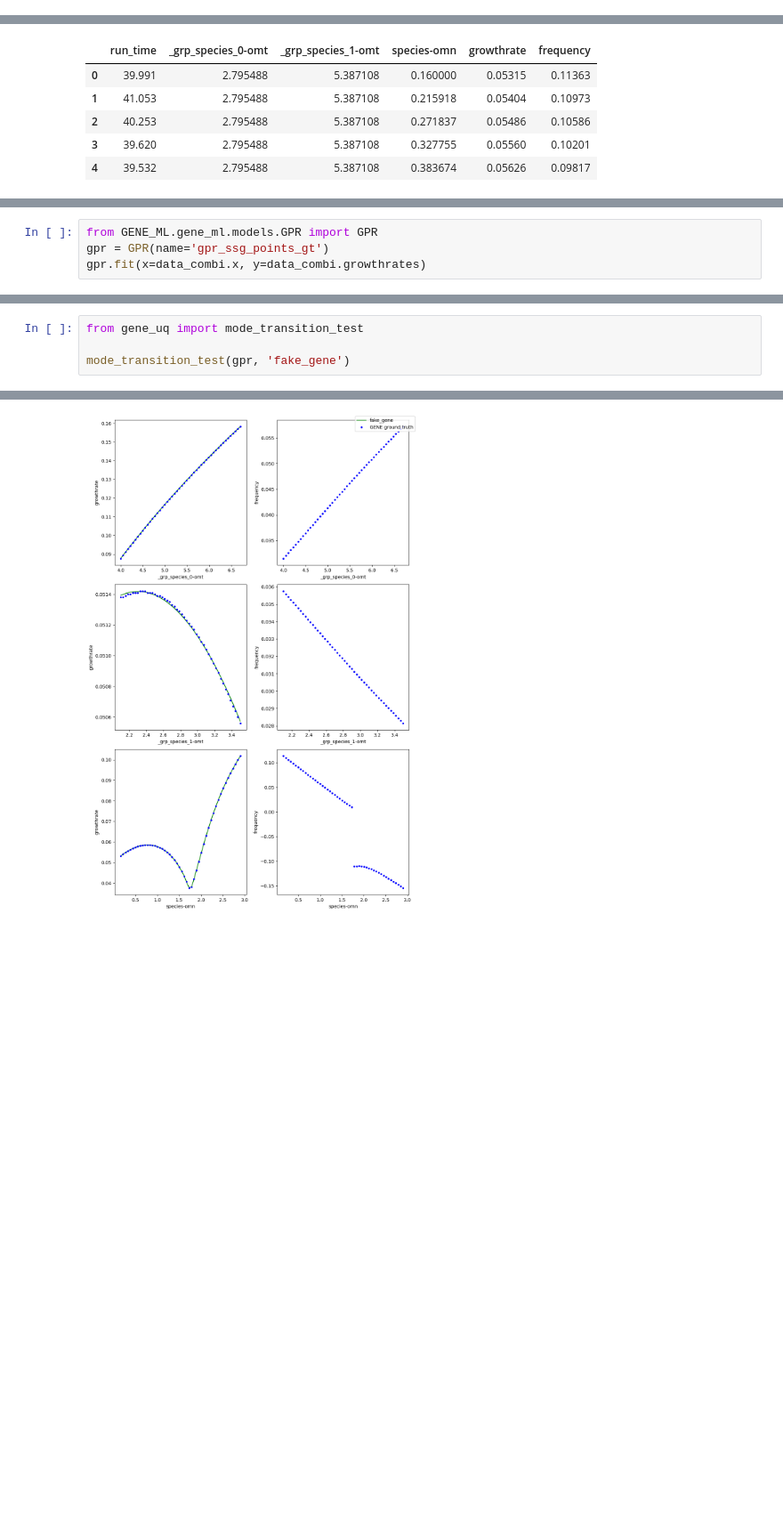
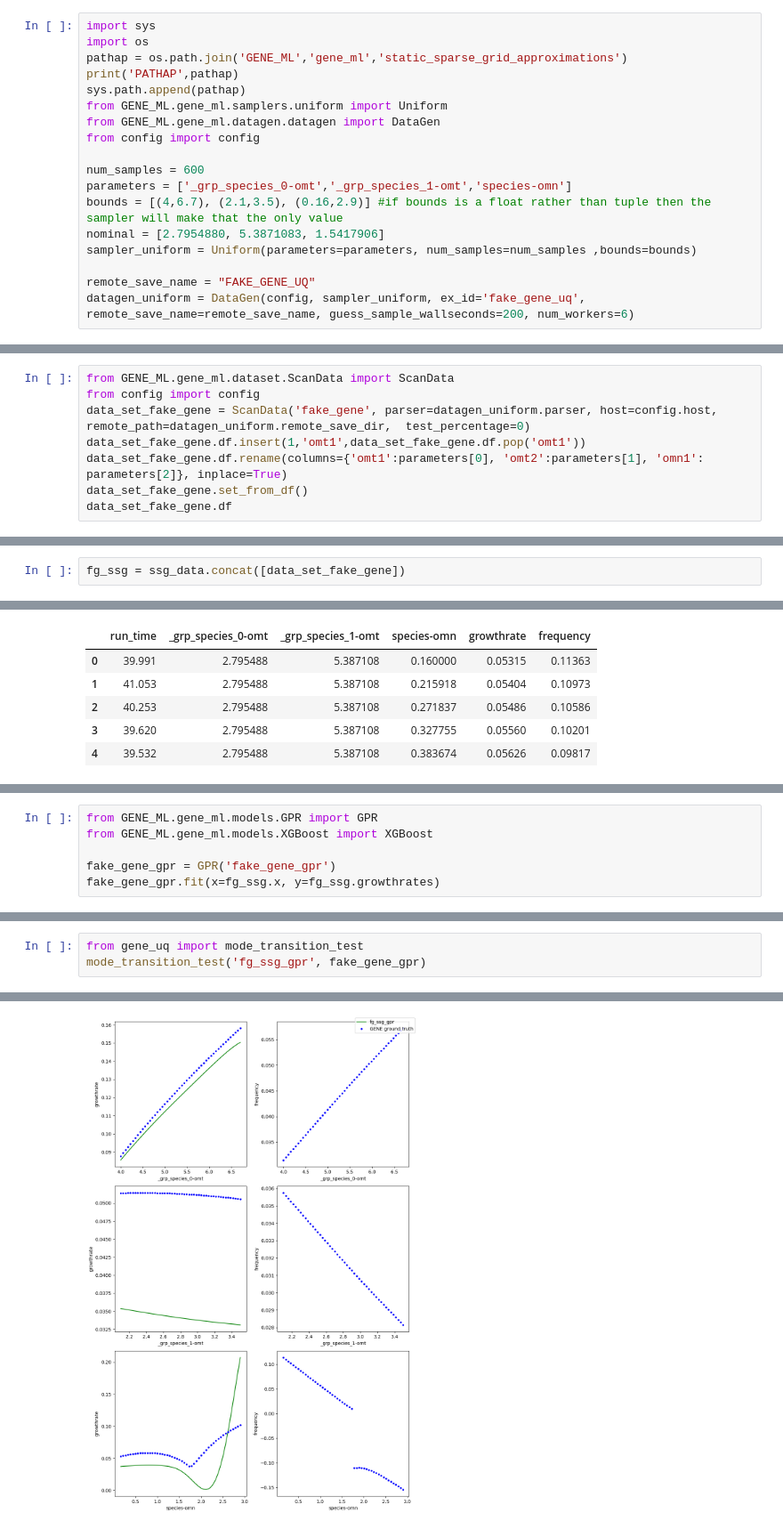
Before and after one commit to DanHarJor/GENE_UQ, a Jupyter notebook: sparseSpACE.ipynb, the cells around one changed output, grey strips where cells are left out. Shown at 89% size. Cells and saved outputs as stored; diff of their text form; blank space fills up the shorter version.

```diff
--- a/sparseSpACE.ipynb
+++ b/sparseSpACE.ipynb
@@ -4,0 +7,18 @@
+# %%
+import sys
+import os
+pathap = os.path.join('GENE_ML','gene_ml','static_sparse_grid_approximations')
+print('PATHAP',pathap)
+sys.path.append(pathap)
+from GENE_ML.gene_ml.samplers.uniform import Uniform
+from GENE_ML.gene_ml.datagen.datagen import DataGen
+from config import config
+
+num_samples = 600
+parameters = ['_grp_species_0-omt','_grp_species_1-omt','species-omn']
+bounds = [(4,6.7), (2.1,3.5), (0.16,2.9)] #if bounds is a float rather than tuple then the sampler will make that the only value
+nominal = [2.7954880, 5.3871083, 1.5417906]
+sampler_uniform = Uniform(parameters=parameters, num_samples=num_samples ,bounds=bounds)
+
+remote_save_name = "FAKE_GENE_UQ"
+datagen_uniform = DataGen(config, sampler_uniform, ex_id='fake_gene_uq', remote_save_name=remote_save_name, guess_sample_wallseconds=200, num_workers=6)
@@ -5,2 +47,10 @@
 # %% [markdown]
 # Gather all data in input uncertainty space to make a fake GENE to test the spatially adaptive sparse grids from sparseSpACE
+# %%
+from GENE_ML.gene_ml.dataset.ScanData import ScanData
+from config import config
+data_set_fake_gene = ScanData('fake_gene', parser=datagen_uniform.parser, host=config.host, remote_path=datagen_uniform.remote_save_dir,  test_percentage=0)
+data_set_fake_gene.df.insert(1,'omt1',data_set_fake_gene.df.pop('omt1'))
+data_set_fake_gene.df.rename(columns={'omt1':parameters[0], 'omt2':parameters[1], 'omn1': parameters[2]}, inplace=True)
+data_set_fake_gene.set_from_df()
+data_set_fake_gene.df
@@ -49,3 +130,5 @@ TEST PERCENTAGE IS 0, NO SPLIT
 | 40 | 15.789 | 5.35 | 3.500000 | 2.679778 | 0.10445 | -0.02279 |
 | 41 | 13.061 | 5.35 | 2.800000 | 0.338090 | 0.11634 | 0.13615 |
 84 rows × 6 columns
+# %%
+fg_ssg = ssg_data.concat([data_set_fake_gene])
@@ -133,7 +282,9 @@ TEST PERCENTAGE IS 0, NO SPLIT
 # %%
 from GENE_ML.gene_ml.models.GPR import GPR
-gpr = GPR(name='gpr_ssg_points_gt')
-gpr.fit(x=data_combi.x, y=data_combi.growthrates)
+from GENE_ML.gene_ml.models.XGBoost import XGBoost
+
+fake_gene_gpr = GPR('fake_gene_gpr')
+fake_gene_gpr.fit(x=fg_ssg.x, y=fg_ssg.growthrates)
 # %% [output]
 GPR is a parameterless approach and does not have a training step. Instead the hyperparameters are tuned to the data.
 OPTIMISING THE HYPERPERS
@@ -155,7 +306,6 @@ Parameters:
 # %%
 from gene_uq import mode_transition_test
-
-mode_transition_test(gpr, 'fake_gene')
+mode_transition_test('fg_ssg_gpr', fake_gene_gpr)
 # %% [output]
 Initialising dataset
 SSH PATH None:None
@@ -176,31 +326,31 @@ TEST PERCENTAGE IS 0, NO SPLIT
 TEST PERCENTAGE IS 0, NO SPLIT
 |  | run_time | _grp_species_0-omt | _grp_species_1-omt | species-omn | growthrate | frequency |
 | 0 | 30.330 | 4.000000 | 5.387108 | 1.541791 | 0.08769 | 0.03151 |
 | 1 | 31.028 | 4.055102 | 5.387108 | 1.541791 | 0.08940 | 0.03205 |
 | 2 | 27.473 | 4.110204 | 5.387108 | 1.541791 | 0.09110 | 0.03260 |
 | 3 | 27.004 | 4.165306 | 5.387108 | 1.541791 | 0.09278 | 0.03314 |
 | 4 | 25.307 | 4.220408 | 5.387108 | 1.541791 | 0.09445 | 0.03369 |
 |  | run_time | _grp_species_0-omt | _grp_species_1-omt | species-omn | growthrate | frequency |
 | 0 | 22.374 | 2.795488 | 2.100000 | 1.541791 | 0.05138 | 0.03575 |
 | 1 | 22.731 | 2.795488 | 2.128571 | 1.541791 | 0.05138 | 0.03558 |
 | 2 | 21.778 | 2.795488 | 2.157143 | 1.541791 | 0.05139 | 0.03542 |
 | 3 | 21.954 | 2.795488 | 2.185714 | 1.541791 | 0.05140 | 0.03526 |
 | 4 | 21.649 | 2.795488 | 2.214286 | 1.541791 | 0.05140 | 0.03510 |
 |  | run_time | _grp_species_0-omt | _grp_species_1-omt | species-omn | growthrate | frequency |
 | 0 | 39.991 | 2.795488 | 5.387108 | 0.160000 | 0.05315 | 0.11363 |
 | 1 | 41.053 | 2.795488 | 5.387108 | 0.215918 | 0.05404 | 0.10973 |
 | 2 | 40.253 | 2.795488 | 5.387108 | 0.271837 | 0.05486 | 0.10586 |
 | 3 | 39.620 | 2.795488 | 5.387108 | 0.327755 | 0.05560 | 0.10201 |
 | 4 | 39.532 | 2.795488 | 5.387108 | 0.383674 | 0.05626 | 0.09817 |
 COMPUTING RESULTS
 
 GT DATA NAME modeTrans-highprec-_grp_species_0-omt
 
 COMPUTING RESULTS
 
 GT DATA NAME modeTrans-highprec-_grp_species_1-omt
 
 COMPUTING RESULTS
 
 GT DATA NAME modeTrans-highprec-species-omn
-[figure, old version]
+[figure, new version]
```
Also changed, not shown: parts of 16 cells of this notebook, 7 other files.
